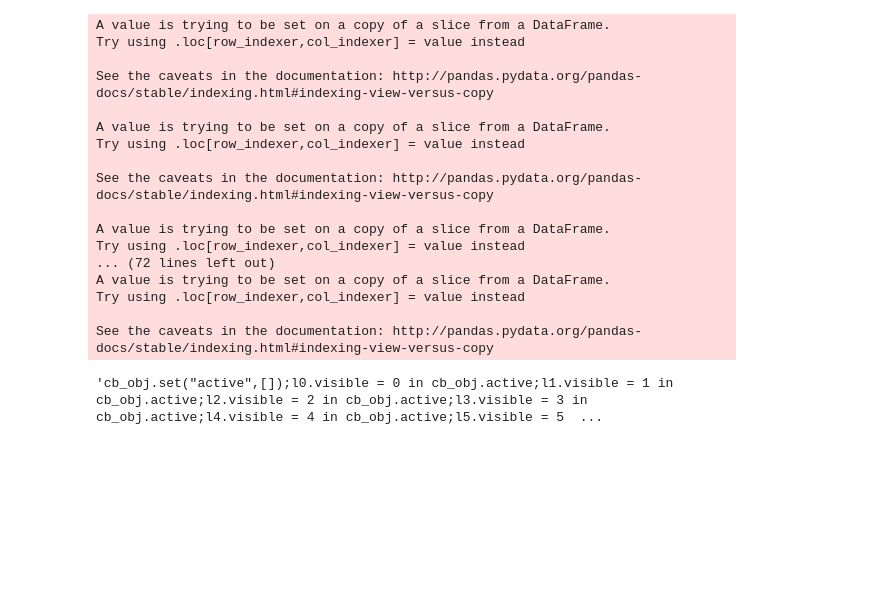
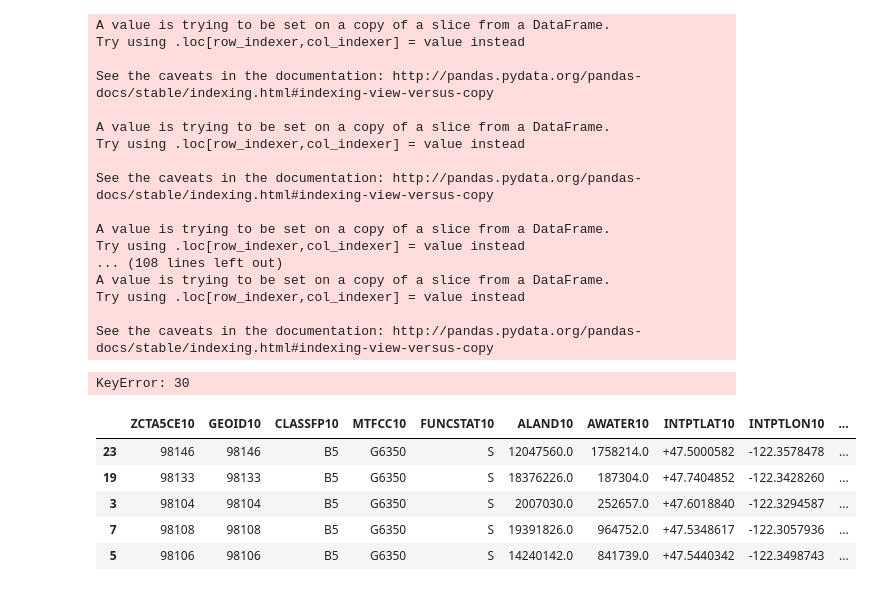
Before and after one commit to UWSEDS-aut17/uwseds-group-transit-and-social-science, a Jupyter notebook: Docs/Bokeh_Mapping.ipynb, the cells around one changed output. Drawn from its saved outputs; the diff is of its cells as text; code cells hidden in the pictures; blank space fills up the shorter version.

```diff
--- a/Docs/Bokeh_Mapping.ipynb
+++ b/Docs/Bokeh_Mapping.ipynb
@@ -75,6 +84,8 @@ def getCoords(row, geom_col, coord_type):
 grid['x'] = grid.apply(getCoords, geom_col="geometry", coord_type="x", axis=1)
 grid['y'] = grid.apply(getCoords, geom_col="geometry", coord_type="y", axis=1)
 # %%
+#extracting bus routes for each zip code
+
 network0 = network.loc[network.ROUTE_NUM.isin(routes[0]) , :]
 network0['zip'] = zips_sea.zip[0]
 ns0 = GeoJSONDataSource(geojson=network0.to_json())
@@ -158,6 +169,46 @@ ns19 = GeoJSONDataSource(geojson=network19.to_json())
 network20 = network.loc[network.ROUTE_NUM.isin(routes[20]) , :]
 network20['zip'] = zips_sea.zip[20]
 ns20 = GeoJSONDataSource(geojson=network20.to_json())
+
+network21 = network.loc[network.ROUTE_NUM.isin(routes[21]) , :]
+network21['zip'] = zips_sea.zip[21]
+ns21 = GeoJSONDataSource(geojson=network21.to_json())
+
+network22 = network.loc[network.ROUTE_NUM.isin(routes[22]) , :]
+network22['zip'] = zips_sea.zip[22]
+ns22 = GeoJSONDataSource(geojson=network20.to_json())
+
+network23 = network.loc[network.ROUTE_NUM.isin(routes[23]) , :]
+network23['zip'] = zips_sea.zip[23]
+ns23 = GeoJSONDataSource(geojson=network23.to_json())
+
+network24 = network.loc[network.ROUTE_NUM.isin(routes[24]) , :]
+network24['zip'] = zips_sea.zip[24]
+ns24 = GeoJSONDataSource(geojson=network24.to_json())
+
+network25 = network.loc[network.ROUTE_NUM.isin(routes[25]) , :]
+network25['zip'] = zips_sea.zip[25]
+ns25 = GeoJSONDataSource(geojson=network25.to_json())
+
+network26 = network.loc[network.ROUTE_NUM.isin(routes[26]) , :]
+network26['zip'] = zips_sea.zip[26]
+ns26 = GeoJSONDataSource(geojson=network26.to_json())
+
+network27 = network.loc[network.ROUTE_NUM.isin(routes[27]) , :]
+network27['zip'] = zips_sea.zip[27]
+ns27 = GeoJSONDataSource(geojson=network27.to_json())
+
+network28 = network.loc[network.ROUTE_NUM.isin(routes[28]) , :]
+network28['zip'] = zips_sea.zip[28]
+ns28 = GeoJSONDataSource(geojson=network28.to_json())
+
+network29 = network.loc[network.ROUTE_NUM.isin(routes[29]) , :]
+network29['zip'] = zips_sea.zip[29]
+ns29 = GeoJSONDataSource(geojson=network29.to_json())
+
+network30 = network.loc[network.ROUTE_NUM.isin(routes[30]) , :]
+network30['zip'] = zips_sea.zip[30]
+ns30 = GeoJSONDataSource(geojson=network30.to_json())
 # %% [output]
 A value is trying to be set on a copy of a slice from a DataFrame.
 Try using .loc[row_indexer,col_indexer] = value instead
@@ -171,9 +222,10 @@ See the caveats in the documentation: http://pandas.pydata.org/pandas-docs/stabl
 
 A value is trying to be set on a copy of a slice from a DataFrame.
 Try using .loc[row_indexer,col_indexer] = value instead
-... (72 lines left out)
+... (108 lines left out)
 A value is trying to be set on a copy of a slice from a DataFrame.
 Try using .loc[row_indexer,col_indexer] = value instead
 
 See the caveats in the documentation: http://pandas.pydata.org/pandas-docs/stable/indexing.html#indexing-view-versus-copy
+KeyError: 30
 # %%
@@ -202,4 +254,14 @@ grid['bin']= pd.np.where(grid.incomeb.astype(str) == '1', "[55000-60000]",pd.np.
                                                                                                                                              pd.np.where(grid.incomeb.astype(str) == '10', "[100000-105000]",
                                                                                                                                              pd.np.where(grid.incomeb.astype(str) == '11', "[105000-110000]",'NA')
                         ))))))))))
+# %%
+#Sort shapefile based on income so have the legend in acsending order
+grid = grid.sort_values(['income'])
+# %% [output]
+|  | ZCTA5CE10 | GEOID10 | CLASSFP10 | MTFCC10 | FUNCSTAT10 | ALAND10 | AWATER10 | INTPTLAT10 | INTPTLON10 | ... |
+| 23 | 98146 | 98146 | B5 | G6350 | S | 12047560.0 | 1758214.0 | +47.5000582 | -122.3578478 | ... |
+| 19 | 98133 | 98133 | B5 | G6350 | S | 18376226.0 | 187304.0 | +47.7404852 | -122.3428260 | ... |
+| 3 | 98104 | 98104 | B5 | G6350 | S | 2007030.0 | 252657.0 | +47.6018840 | -122.3294587 | ... |
+| 7 | 98108 | 98108 | B5 | G6350 | S | 19391826.0 | 964752.0 | +47.5348617 | -122.3057936 | ... |
+| 5 | 98106 | 98106 | B5 | G6350 | S | 14240142.0 | 841739.0 | +47.5440342 | -122.3498743 | ... |
 # %%
@@ -442,5 +451 @@ output_file(outfp , title='Bokeh Plot', mode='cdn', root_dir=None)
 show(layout)
-# %%
-clear_button_code
-# %% [output]
-'cb_obj.set("active",[]);l0.visible = 0 in cb_obj.active;l1.visible = 1 in cb_obj.active;l2.visible = 2 in cb_obj.active;l3.visible = 3 in cb_obj.active;l4.visible = 4 in cb_obj.active;l5.visible = 5  ...
```
Also changed, not shown: parts of 12 cells of this notebook, 1 other file.
